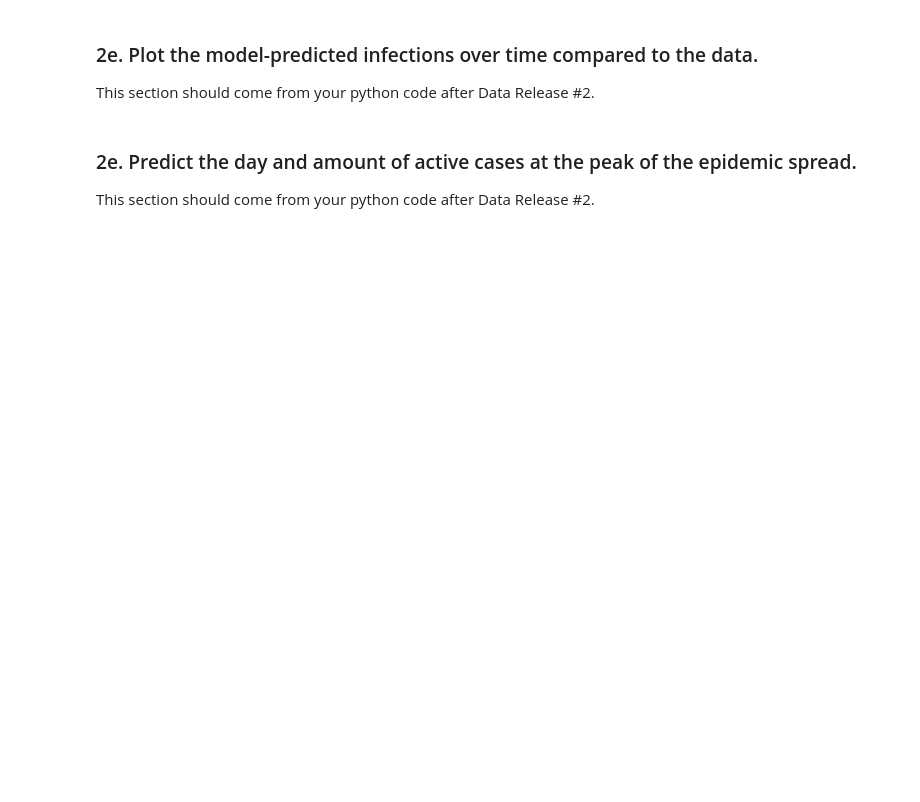
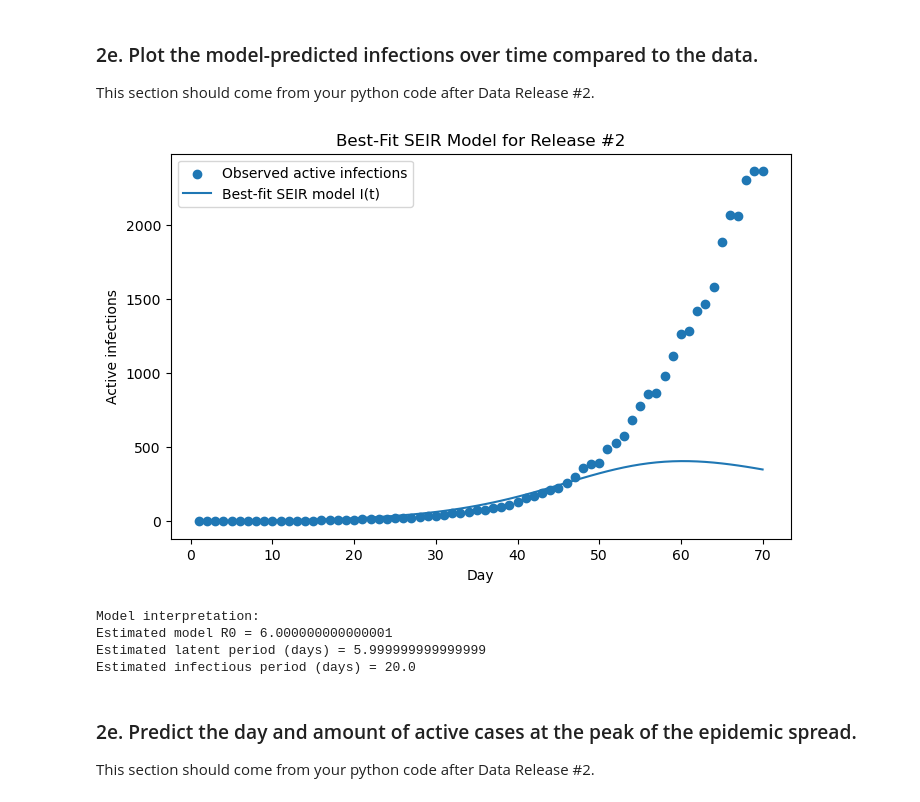
Before and after one commit to breckleytheresa13-debug/Module-2-Epidemics-SIR-Modeling, a Jupyter notebook: Notebook examples/Template_student_final_notebook.ipynb, the cells around one changed output. Drawn from its saved outputs; the diff is of its cells as text; code cells hidden in the pictures; blank space fills up the shorter version.

```diff
--- a/Notebook examples/Template_student_final_notebook.ipynb
+++ b/Notebook examples/Template_student_final_notebook.ipynb
@@ -58,6 +295,30 @@ This section should come from your python code after Data Release #2.
 # %% [markdown]
 ### 2e. Plot the model-predicted infections over time compared to the data.
 This section should come from your python code after Data Release #2.
+# %%
+plt.figure(figsize=(8, 5))
+plt.scatter(days_data, infected_data, label="Observed active infections")
+plt.plot(timepoints, best_I, label="Best-fit SEIR model I(t)")
+plt.xlabel("Day")
+plt.ylabel("Active infections")
+plt.title("Best-Fit SEIR Model for Release #2")
+plt.legend()
+plt.show()
+
+R0_model = best_beta / best_gamma
+latent_period = 1 / best_sigma
+infectious_period = 1 / best_gamma
+
+print("\nModel interpretation:")
+print("Estimated model R0 =", R0_model)
+print("Estimated latent period (days) =", latent_period)
+print("Estimated infectious period (days) =", infectious_period)
+# %% [output]
+[figure, added]
+Model interpretation:
+Estimated model R0 = 6.000000000000001
+Estimated latent period (days) = 5.999999999999999
+Estimated infectious period (days) = 20.0
 # %% [markdown]
 ### 2e. Predict the day and amount of active cases at the peak of the epidemic spread.
 This section should come from your python code after Data Release #2.
```
Also changed, not shown: parts of 5 cells of this notebook.
